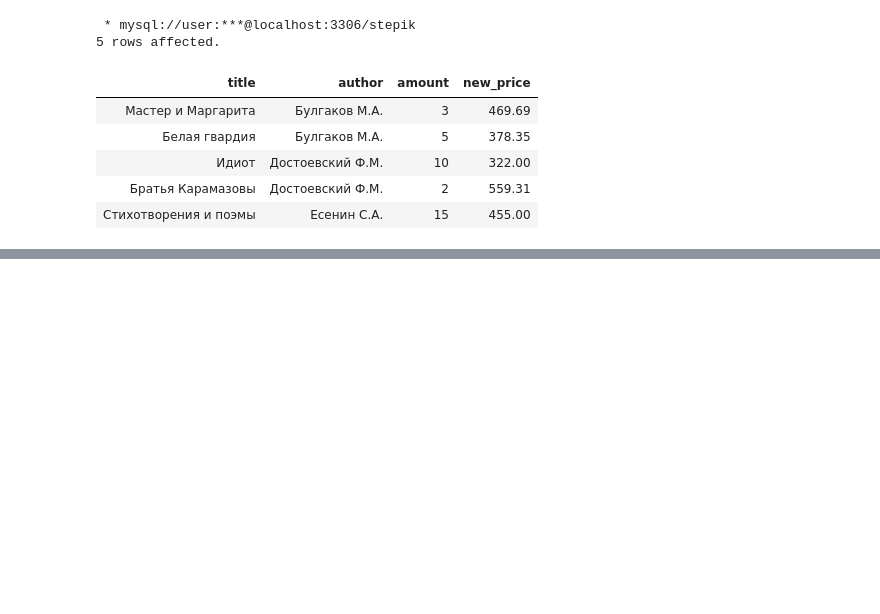
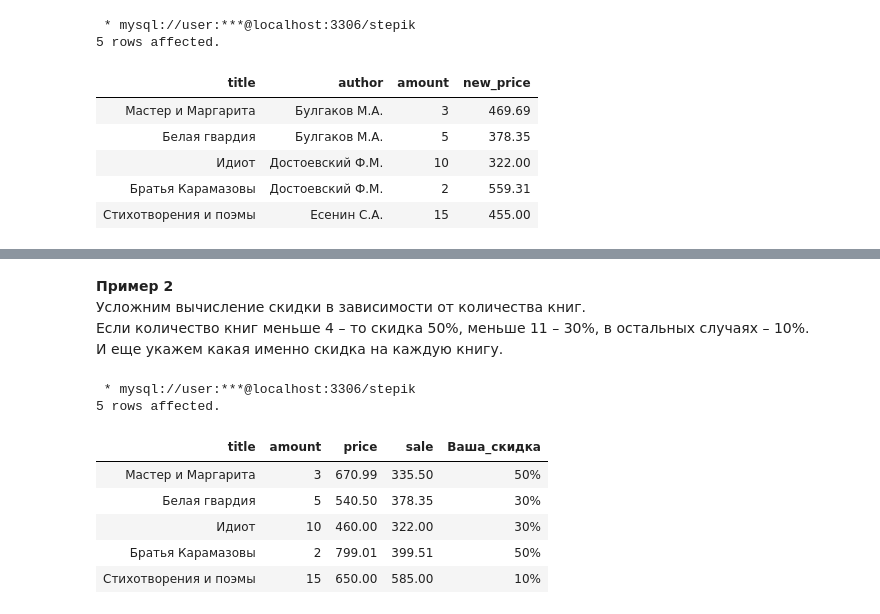
Before and after one commit to mksmpc/SQL_Interactive, a Jupyter notebook: Part 1/1.2 Data Sampling.ipynb, the cells around one changed output, grey strips where cells are left out. Saved outputs shown, nothing was run; the diff lists cells and outputs as text; code cells hidden in the pictures; blank space fills up the shorter version.

```diff
--- a/Part 1/1.2 Data Sampling.ipynb
+++ b/Part 1/1.2 Data Sampling.ipynb
@@ -175,0 +202,30 @@ SELECT title, author, amount,
+# %% [markdown]
+**Пример 2**
+Усложним вычисление скидки в зависимости от количества книг.
+Если количество книг меньше 4 – то скидка 50%, меньше 11 – 30%, в остальных случаях – 10%.
+И еще укажем какая именно скидка на каждую книгу.
+# %%
+%%sql
+SELECT title, amount, price,
+       ROUND(IF(amount < 11,
+                IF(amount < 4,
+                   price * 0.5,
+                   price * 0.7),
+                price * 0.9),2
+            ) AS sale,
+       IF(amount < 11,
+          IF(amount < 4,
+             '50%',
+             '30%'),
+          '10%'
+         ) AS Ваша_скидка
+  FROM book;
+# %% [output]
+ * mysql://user:***@localhost:3306/stepik
+5 rows affected.
+| title | amount | price | sale | Ваша_скидка |
+| Мастер и Маргарита | 3 | 670.99 | 335.50 | 50% |
+| Белая гвардия | 5 | 540.50 | 378.35 | 30% |
+| Идиот | 10 | 460.00 | 322.00 | 30% |
+| Братья Карамазовы | 2 | 799.01 | 399.51 | 50% |
+| Стихотворения и поэмы | 15 | 650.00 | 585.00 | 10% |
```
Also changed, not shown: parts of 53 cells of this notebook, 2 other files.
